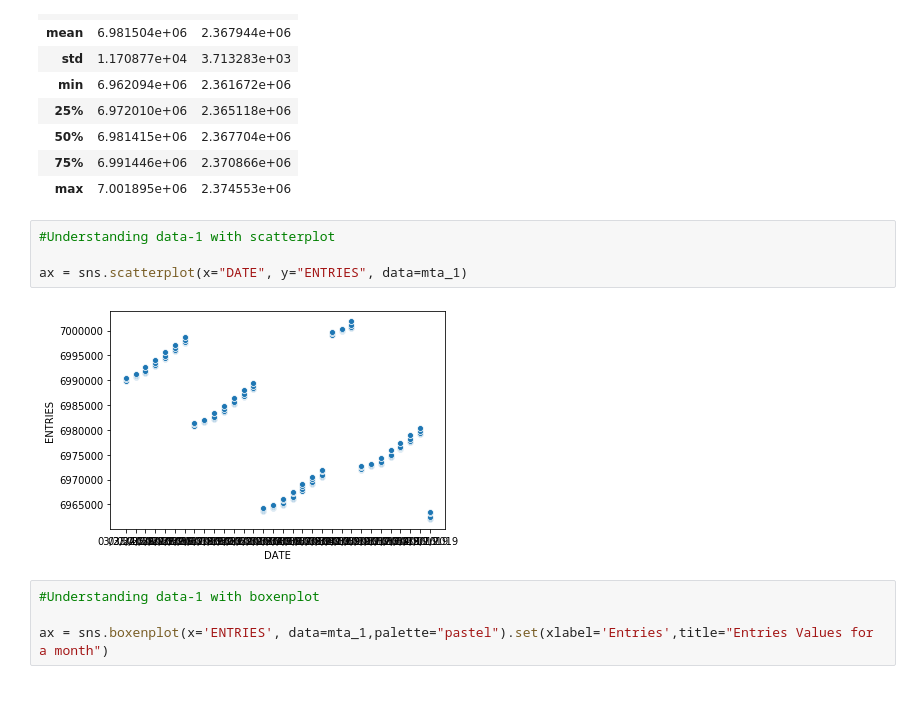
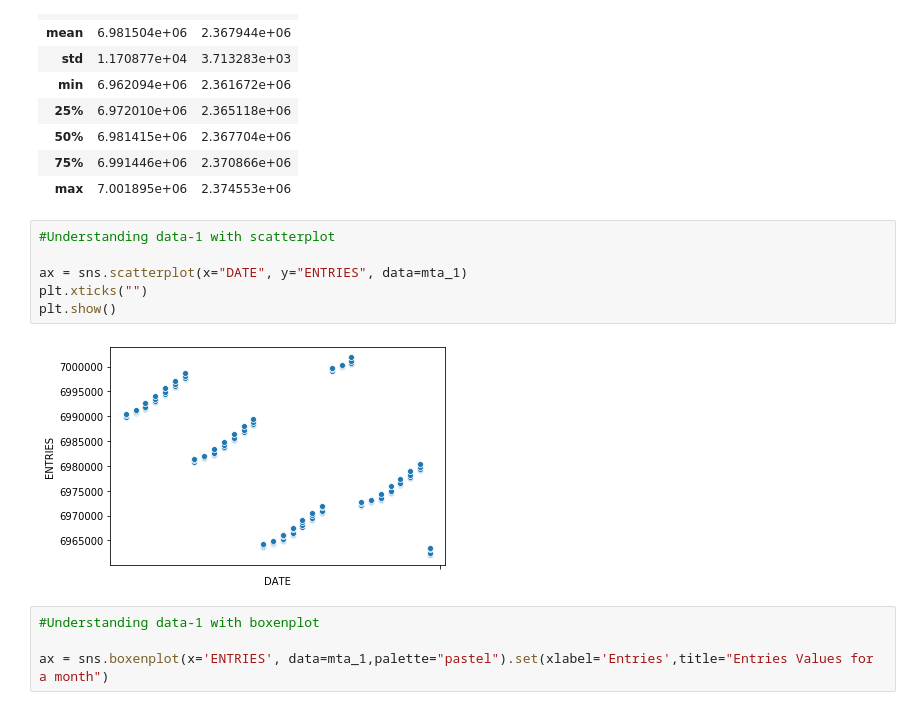
Before and after one commit to yalinyener/EDA-MTA-Turnstile, a Jupyter notebook: ExploratoryDataAnalysis(EDA)ofMTA_TurnstileData.ipynb, the cells around one changed output. Drawn from its saved outputs; the diff is of its cells as text.

```diff
--- a/ExploratoryDataAnalysis(EDA)ofMTA_TurnstileData.ipynb
+++ b/ExploratoryDataAnalysis(EDA)ofMTA_TurnstileData.ipynb
@@ -331,9 +337,11 @@ mta_1.describe()
 # %%
 #Understanding data-1 with scatterplot
 
 ax = sns.scatterplot(x="DATE", y="ENTRIES", data=mta_1)
+plt.xticks("")
+plt.show()
 # %% [output]
-[figure, old version]
+[figure, new version]
 # %%
 #Understanding data-1 with boxenplot
 
```
Also changed, not shown: parts of 32 cells of this notebook, 6 other files.
